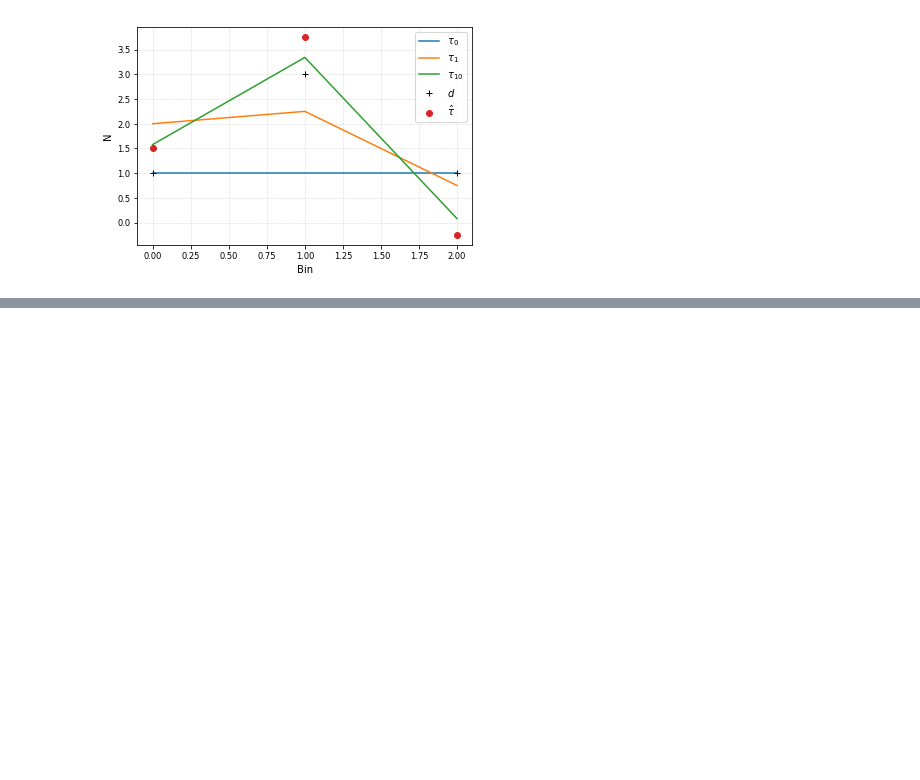
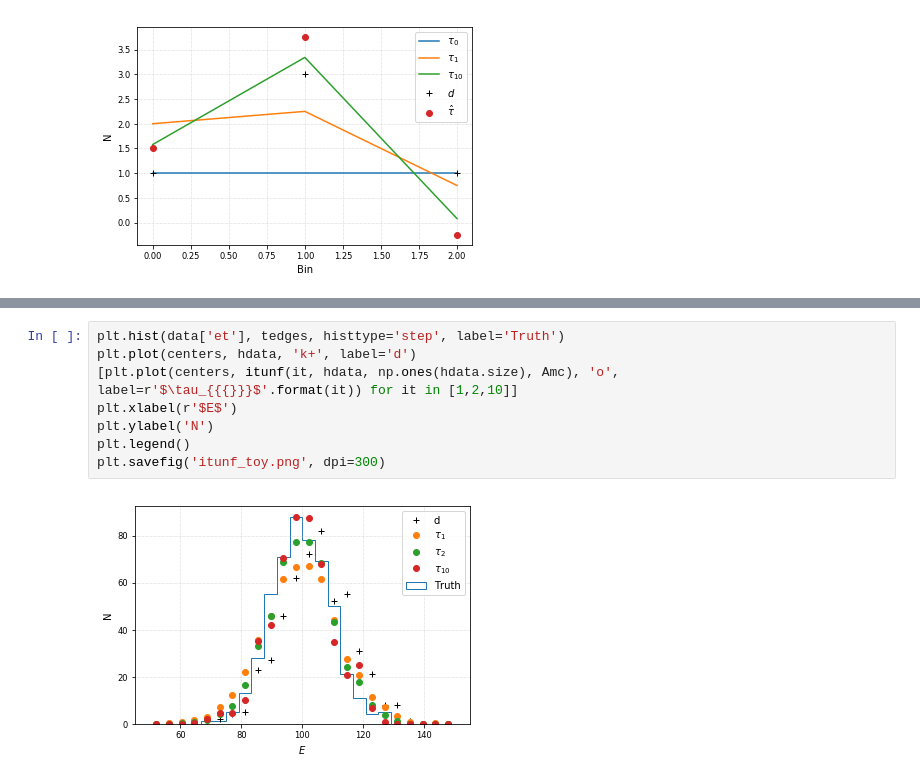
Before and after one commit to tianluyuan/ffunf, a Jupyter notebook: ffunf.ipynb, the cells around one changed output, grey strips where cells are left out. Drawn from its saved outputs; the diff is of its cells as text; blank space fills up the shorter version.

```diff
--- a/ffunf.ipynb
+++ b/ffunf.ipynb
@@ -95,0 +131,10 @@ def generate_mc():
+# %%
+plt.hist(data['et'], tedges, histtype='step', label='Truth')
+plt.plot(centers, hdata, 'k+', label='d')
+[plt.plot(centers, itunf(it, hdata, np.ones(hdata.size), Amc), 'o', label=r'$\tau_{{{}}}$'.format(it)) for it in [1,2,10]]
+plt.xlabel(r'$E$')
+plt.ylabel('N')
+plt.legend()
+plt.savefig('itunf_toy.png', dpi=300)
+# %% [output]
+[figure, added]
```
Also changed, not shown: parts of 8 cells of this notebook.
